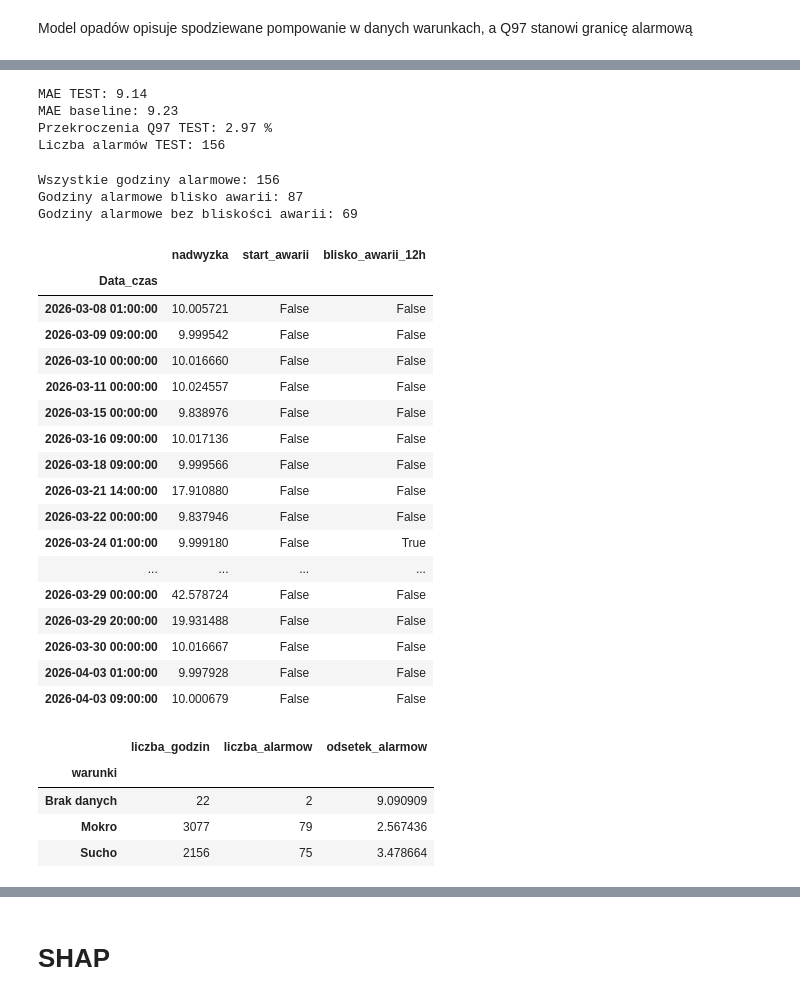
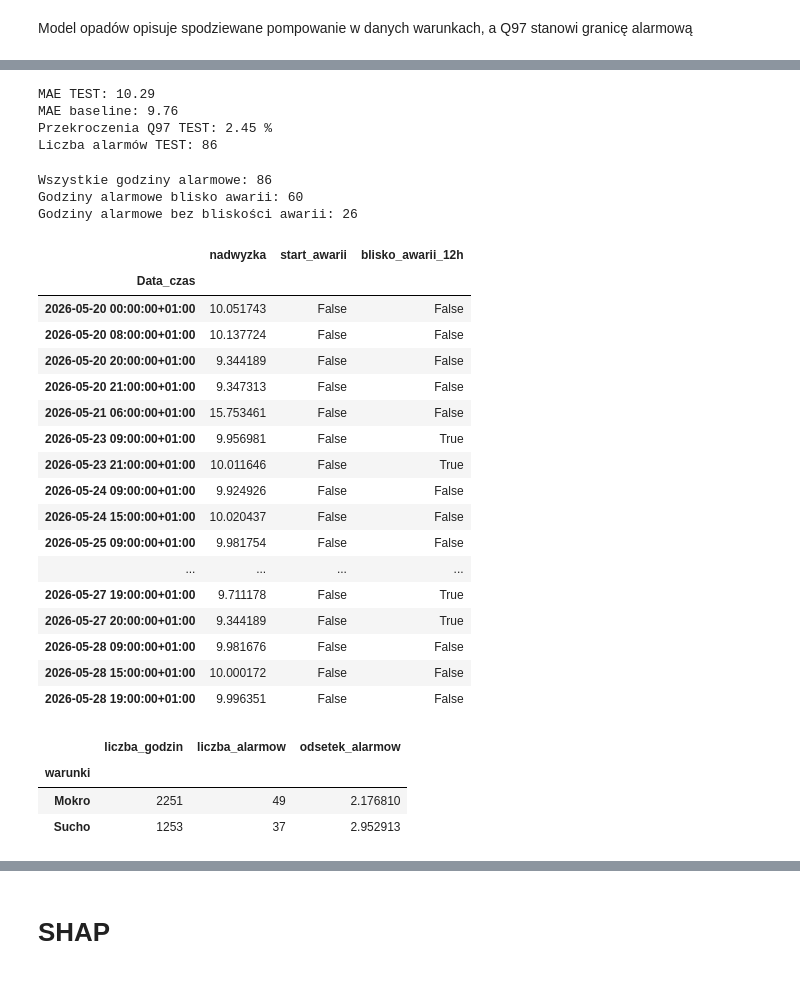
Before and after one commit to mxrtaaa/Hackaton_Smart_Water_Challenge_2026, a Jupyter notebook: models/Predykcja przepompowanych ścieków/Catboost.ipynb, the cells around one changed output, grey strips where cells are left out. Cells and saved outputs as stored; diff of their text form; code cells hidden in the pictures.

```diff
--- a/models/Predykcja przepompowanych ścieków/Catboost.ipynb
+++ b/models/Predykcja przepompowanych ścieków/Catboost.ipynb
@@ -16,12 +16,15 @@ from przygotowanie_danych_przepompowania import przygotuj_dane_przepompowania_z_
 X, y = przygotuj_dane_przepompowania_z_opadami()
 
 train_end = int(len(X) * 0.7)
+val_end = int(len(X) * 0.8)
 
 X_train = X.iloc[:train_end]
-X_test = X.iloc[train_end:]
+X_val = X.iloc[train_end:val_end]
+X_test = X.iloc[val_end:]
 
 y_train = y.iloc[:train_end]
-y_test = y.iloc[train_end:]
+y_val = y.iloc[train_end:val_end]
+y_test = y.iloc[val_end:]
 
 #print("TRAIN:", X_train.shape, X_train.index.min(), X_train.index.max())
 #print("VAL:", X_val.shape, X_val.index.min(), X_val.index.max())
@@ -149,10 +154,10 @@ print("MAE baseline:", round(mean_absolute_error(y_test, base_test), 2))
 print("Przekroczenia Q97 TEST:", round(odsetek_test, 2), "%")
 print("Liczba alarmów TEST:", int((y_test > q_test).sum()))
 # %% [output]
-MAE TEST: 9.14
-MAE baseline: 9.23
-Przekroczenia Q97 TEST: 2.97 %
-Liczba alarmów TEST: 156
+MAE TEST: 10.29
+MAE baseline: 9.76
+Przekroczenia Q97 TEST: 2.45 %
+Liczba alarmów TEST: 86
 # %%
 from pathlib import Path
 from sciezka_projektu import get_project_root
@@ -204,14 +209,14 @@ awarie_start = (
 # Łączenie z wynikami CatBoosta
 analiza = results_val.copy()
 
+awarie_start.index = awarie_start.index.tz_localize(
+    analiza.index.tz,
+    ambiguous="NaT",
+    nonexistent="shift_forward"
+)
+awarie_start = awarie_start[~awarie_start.index.isna()]
+
 analiza = analiza.join(awarie_start, how="left")
-
-analiza["start_awarii"] = (
-    analiza["start_awarii"]
-    .astype("boolean")
-    .fillna(False)
-    .astype(bool)
-)
 
 # Sprawdzamy, czy awaria wystąpiła +/-12h od alarmu
 starty_h = awarie_start.reindex(
@@ -226,52 +231,52 @@ starty_h = awarie_start.reindex(
 blisko = (
     starty_h
     .rolling(25, center=True, min_periods=1)
     .max()
     .astype(bool)
 )
 
 analiza["blisko_awarii_12h"] = (
     blisko.reindex(analiza.index, fill_value=False)
 )
 
 liczba_alarmow = int(analiza["alarm"].sum())
 
 alarmy_blisko = int(
     (analiza["alarm"] & analiza["blisko_awarii_12h"]).sum()
 )
 
 print("Wszystkie godziny alarmowe:", liczba_alarmow)
 print("Godziny alarmowe blisko awarii:", alarmy_blisko)
 print("Godziny alarmowe bez bliskości awarii:", liczba_alarmow - alarmy_blisko)
 
 display(
     analiza.loc[
         analiza["alarm"],
         ["nadwyzka", "start_awarii", "blisko_awarii_12h"]
     ].head(20)
 )
 # %% [output]
-Wszystkie godziny alarmowe: 156
-Godziny alarmowe blisko awarii: 87
-Godziny alarmowe bez bliskości awarii: 69
+Wszystkie godziny alarmowe: 86
+Godziny alarmowe blisko awarii: 60
+Godziny alarmowe bez bliskości awarii: 26
 |  | nadwyzka | start_awarii | blisko_awarii_12h |
 | Data_czas |  |  |  |
-| 2026-03-08 01:00:00 | 10.005721 | False | False |
-| 2026-03-09 09:00:00 | 9.999542 | False | False |
-| 2026-03-10 00:00:00 | 10.016660 | False | False |
-| 2026-03-11 00:00:00 | 10.024557 | False | False |
-| 2026-03-15 00:00:00 | 9.838976 | False | False |
-| 2026-03-16 09:00:00 | 10.017136 | False | False |
-| 2026-03-18 09:00:00 | 9.999566 | False | False |
-| 2026-03-21 14:00:00 | 17.910880 | False | False |
-| 2026-03-22 00:00:00 | 9.837946 | False | False |
-| 2026-03-24 01:00:00 | 9.999180 | False | True |
+| 2026-05-20 00:00:00+01:00 | 10.051743 | False | False |
+| 2026-05-20 08:00:00+01:00 | 10.137724 | False | False |
+| 2026-05-20 20:00:00+01:00 | 9.344189 | False | False |
+| 2026-05-20 21:00:00+01:00 | 9.347313 | False | False |
+| 2026-05-21 06:00:00+01:00 | 15.753461 | False | False |
+| 2026-05-23 09:00:00+01:00 | 9.956981 | False | True |
+| 2026-05-23 21:00:00+01:00 | 10.011646 | False | True |
+| 2026-05-24 09:00:00+01:00 | 9.924926 | False | False |
+| 2026-05-24 15:00:00+01:00 | 10.020437 | False | False |
+| 2026-05-25 09:00:00+01:00 | 9.981754 | False | False |
 | ... | ... | ... | ... |
-| 2026-03-29 00:00:00 | 42.578724 | False | False |
-| 2026-03-29 20:00:00 | 19.931488 | False | False |
-| 2026-03-30 00:00:00 | 10.016667 | False | False |
-| 2026-04-03 01:00:00 | 9.997928 | False | False |
-| 2026-04-03 09:00:00 | 10.000679 | False | False |
+| 2026-05-27 19:00:00+01:00 | 9.711178 | False | True |
+| 2026-05-27 20:00:00+01:00 | 9.344189 | False | True |
+| 2026-05-28 09:00:00+01:00 | 9.981676 | False | False |
+| 2026-05-28 15:00:00+01:00 | 10.000172 | False | False |
+| 2026-05-28 19:00:00+01:00 | 9.996351 | False | False |
 # %%
 diag_q97 = X_test[["opad_24h"]].copy()
 
@@ -303,9 +308,8 @@ display(
 # %% [output]
 |  | liczba_godzin | liczba_alarmow | odsetek_alarmow |
 | warunki |  |  |  |
-| Brak danych | 22 | 2 | 9.090909 |
-| Mokro | 3077 | 79 | 2.567436 |
-| Sucho | 2156 | 75 | 3.478664 |
+| Mokro | 2251 | 49 | 2.176810 |
+| Sucho | 1253 | 37 | 2.952913 |
 # %%
 kolumny_raportu = [
     "rzeczywiste",
```
Also changed, not shown: parts of 13 cells of this notebook, 1 other file.
